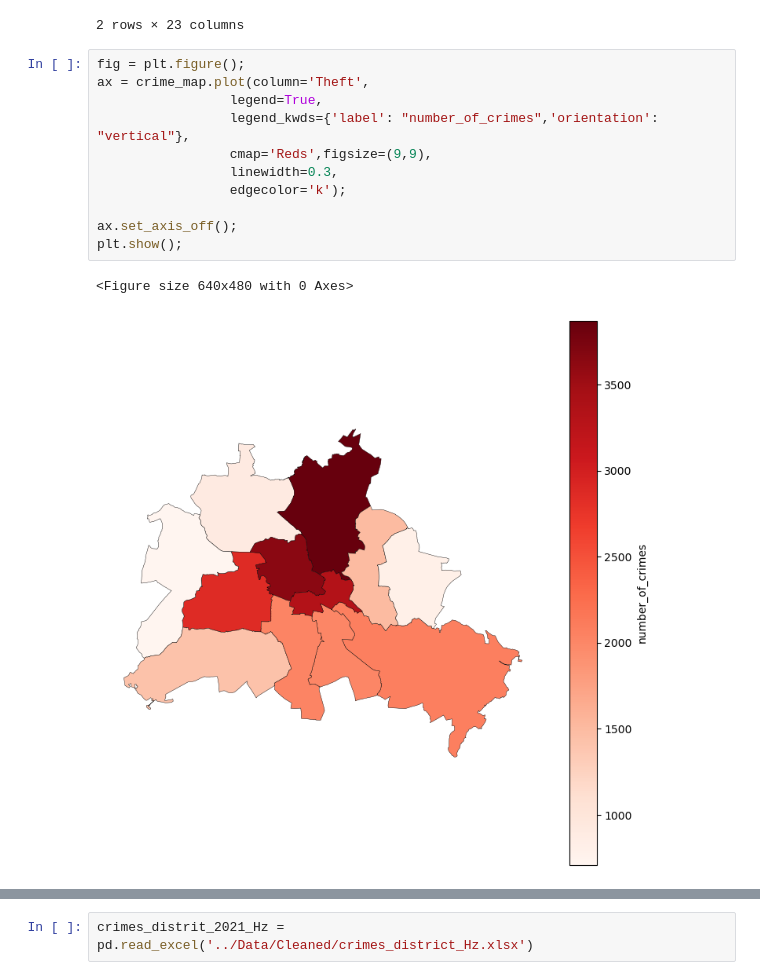
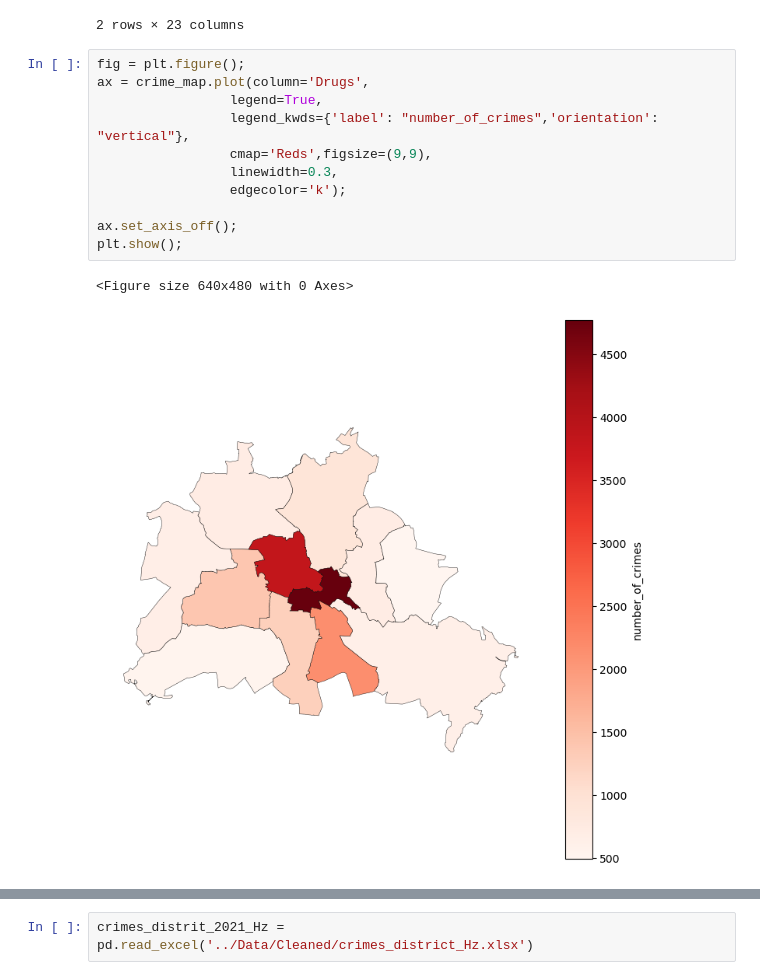
Before and after one commit to cmvaleria/Mid_bootcamp_project, a Jupyter notebook: Notebooks/Maping.ipynb, the cells around one changed output, grey strips where cells are left out. Drawn from its saved outputs; the diff is of its cells as text.

```diff
--- a/Notebooks/Maping.ipynb
+++ b/Notebooks/Maping.ipynb
@@ -281,16 +260,16 @@ crime_map.head(2)
 2 rows × 23 columns
 # %%
 fig = plt.figure();
-ax = crime_map.plot(column='Theft',
+ax = crime_map.plot(column='Drugs',
                  legend=True,
                  legend_kwds={'label': "number_of_crimes",'orientation': "vertical"},
                  cmap='Reds',figsize=(9,9),
                  linewidth=0.3,
                  edgecolor='k');
 
 ax.set_axis_off();
 plt.show();
 # %% [output]
 <Figure size 640x480 with 0 Axes>
-[figure, old version]
+[figure, new version]
 # %%
```
Also changed, not shown: parts of 4 cells of this notebook, 3 other files.
